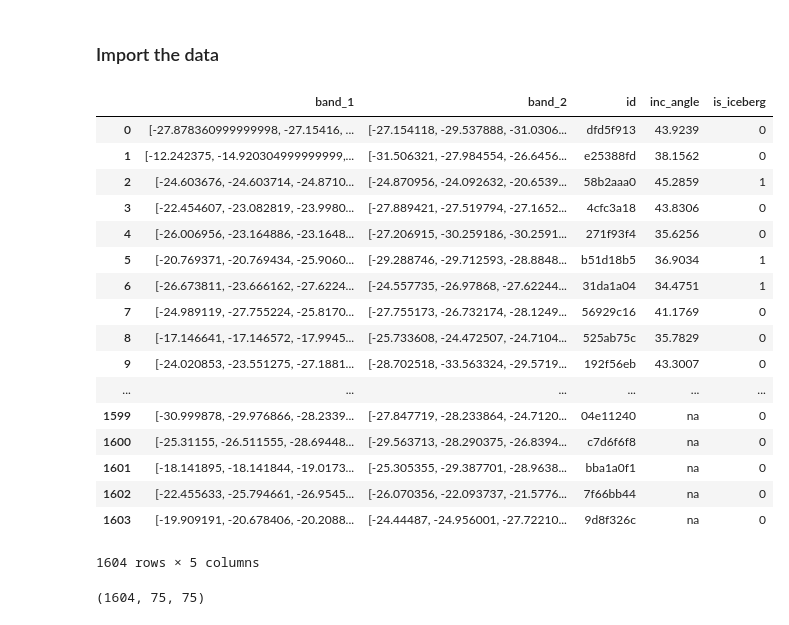
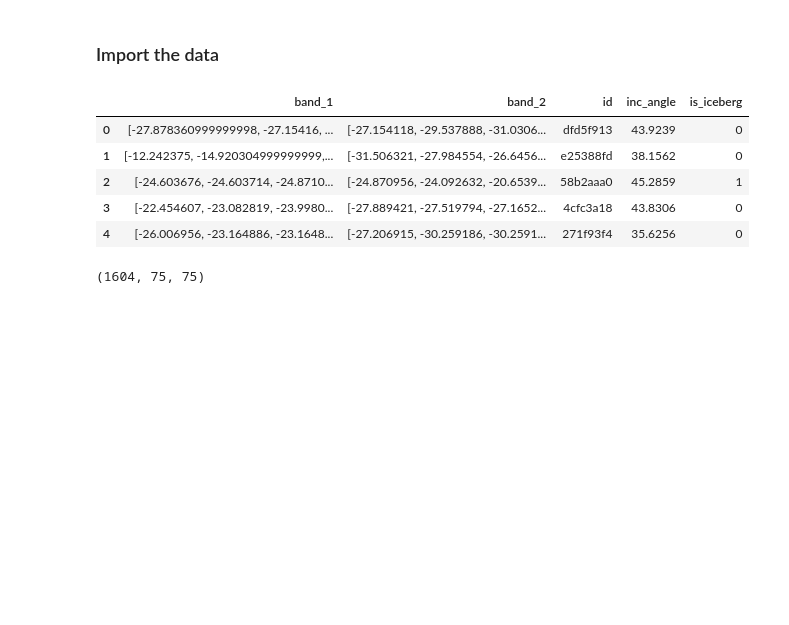
Before and after one commit to yaqiongz/Iceberg---Kaggle-competition, a Jupyter notebook: Iceberg.ipynb, the cells around one changed output. Drawn from its saved outputs; the diff is of its cells as text; code cells hidden in the pictures; blank space fills up the shorter version.

```diff
--- a/Iceberg.ipynb
+++ b/Iceberg.ipynb
@@ -24,26 +24,14 @@ plt.rcParams['figure.figsize'] = 10, 10
 train = pd.read_json("train.json")
 test = pd.read_json("test.json")
 # %%
-train
+train.head()
 # %% [output]
 |  | band_1 | band_2 | id | inc_angle | is_iceberg |
 | 0 | [-27.878360999999998, -27.15416, ... | [-27.154118, -29.537888, -31.0306... | dfd5f913 | 43.9239 | 0 |
 | 1 | [-12.242375, -14.920304999999999,... | [-31.506321, -27.984554, -26.6456... | e25388fd | 38.1562 | 0 |
 | 2 | [-24.603676, -24.603714, -24.8710... | [-24.870956, -24.092632, -20.6539... | 58b2aaa0 | 45.2859 | 1 |
 | 3 | [-22.454607, -23.082819, -23.9980... | [-27.889421, -27.519794, -27.1652... | 4cfc3a18 | 43.8306 | 0 |
 | 4 | [-26.006956, -23.164886, -23.1648... | [-27.206915, -30.259186, -30.2591... | 271f93f4 | 35.6256 | 0 |
-| 5 | [-20.769371, -20.769434, -25.9060... | [-29.288746, -29.712593, -28.8848... | b51d18b5 | 36.9034 | 1 |
-| 6 | [-26.673811, -23.666162, -27.6224... | [-24.557735, -26.97868, -27.62244... | 31da1a04 | 34.4751 | 1 |
-| 7 | [-24.989119, -27.755224, -25.8170... | [-27.755173, -26.732174, -28.1249... | 56929c16 | 41.1769 | 0 |
-| 8 | [-17.146641, -17.146572, -17.9945... | [-25.733608, -24.472507, -24.7104... | 525ab75c | 35.7829 | 0 |
-| 9 | [-24.020853, -23.551275, -27.1881... | [-28.702518, -33.563324, -29.5719... | 192f56eb | 43.3007 | 0 |
-| ... | ... | ... | ... | ... | ... |
-| 1599 | [-30.999878, -29.976866, -28.2339... | [-27.847719, -28.233864, -24.7120... | 04e11240 | na | 0 |
-| 1600 | [-25.31155, -26.511555, -28.69448... | [-29.563713, -28.290375, -26.8394... | c7d6f6f8 | na | 0 |
-| 1601 | [-18.141895, -18.141844, -19.0173... | [-25.305355, -29.387701, -28.9638... | bba1a0f1 | na | 0 |
-| 1602 | [-22.455633, -25.794661, -26.9545... | [-26.070356, -22.093737, -21.5776... | 7f66bb44 | na | 0 |
-| 1603 | [-19.909191, -20.678406, -20.2088... | [-24.44487, -24.956001, -27.72210... | 9d8f326c | na | 0 |
-1604 rows × 5 columns
 # %%
 X_band_1=np.array([np.array(band).astype(np.float32).reshape(75, 75) for band in train["band_1"]])
 X_band_2=np.array([np.array(band).astype(np.float32).reshape(75, 75) for band in train["band_2"]])
```
Also changed, not shown: parts of 6 cells of this notebook.
